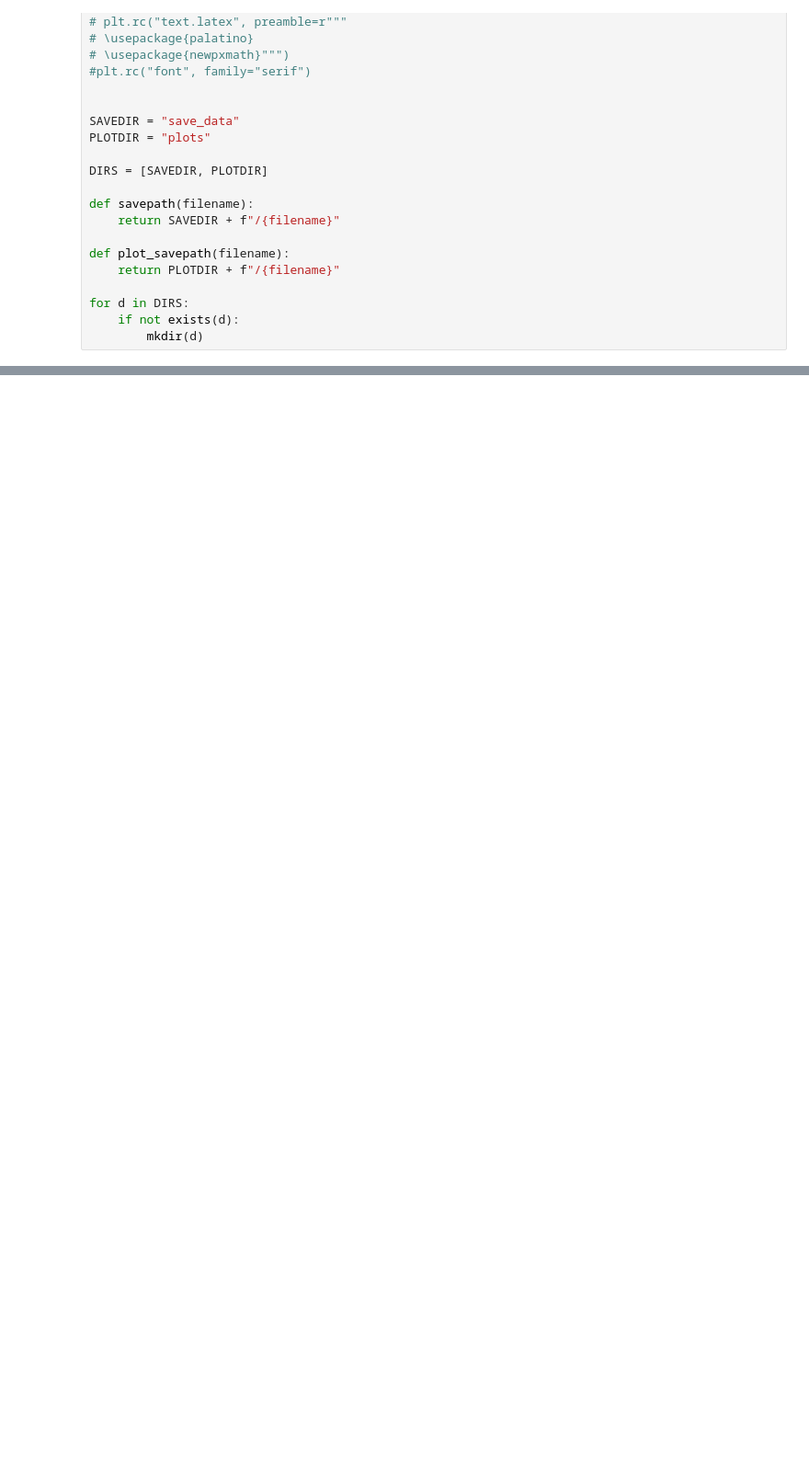
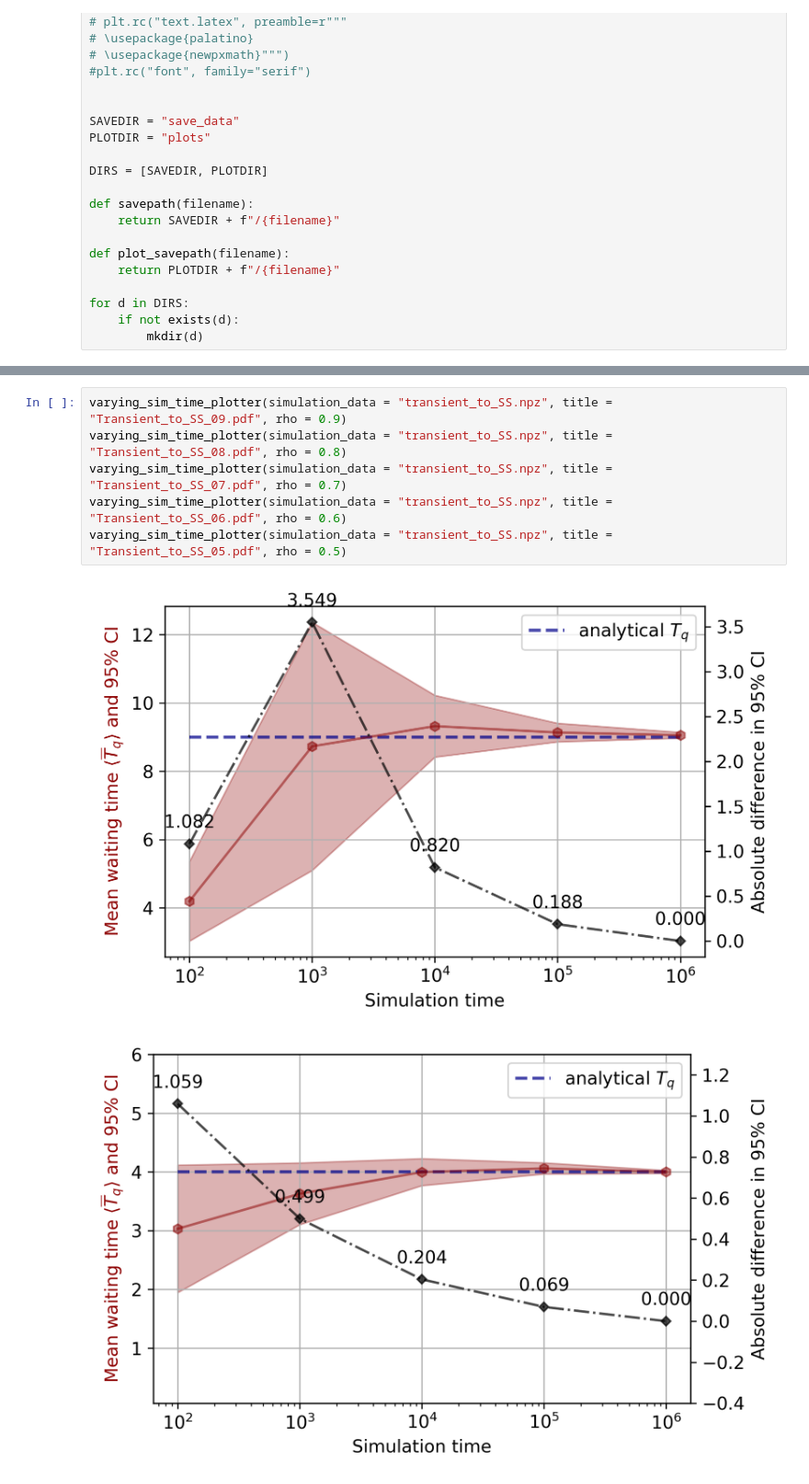
Before and after one commit to loonatick-src/stochastic-sim-2, a Jupyter notebook: DES_sim_refactor.ipynb, the cells around one changed output, grey strips where cells are left out. Shown at 92% size. Drawn from its saved outputs; the diff is of its cells as text; blank space fills up the shorter version.

```diff
--- a/DES_sim_refactor.ipynb
+++ b/DES_sim_refactor.ipynb
@@ -679,0 +368,9 @@ else:
+# %%
+varying_sim_time_plotter(simulation_data = "transient_to_SS.npz", title = "Transient_to_SS_09.pdf", rho = 0.9)
+varying_sim_time_plotter(simulation_data = "transient_to_SS.npz", title = "Transient_to_SS_08.pdf", rho = 0.8)
+varying_sim_time_plotter(simulation_data = "transient_to_SS.npz", title = "Transient_to_SS_07.pdf", rho = 0.7)
+varying_sim_time_plotter(simulation_data = "transient_to_SS.npz", title = "Transient_to_SS_06.pdf", rho = 0.6)
+varying_sim_time_plotter(simulation_data = "transient_to_SS.npz", title = "Transient_to_SS_05.pdf", rho = 0.5)
+# %% [output]
+[figure, added]
+[figure, added]
```
Also changed, not shown: parts of 49 cells of this notebook, 31 other files.
